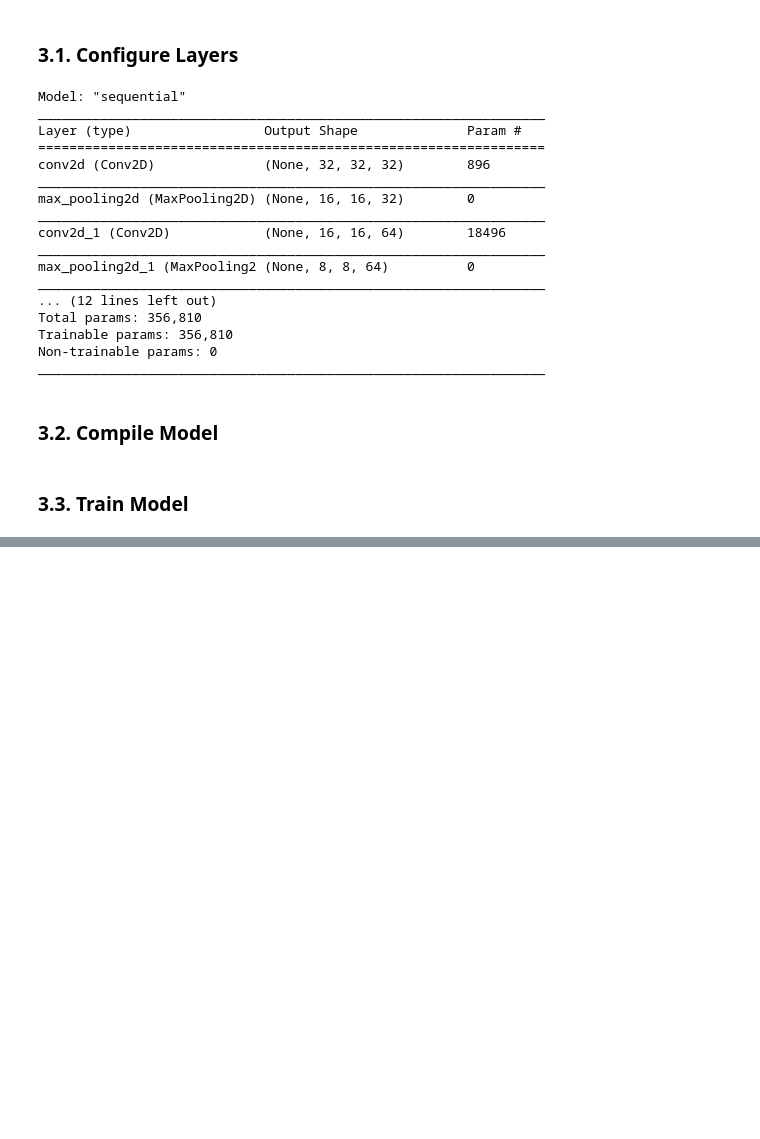
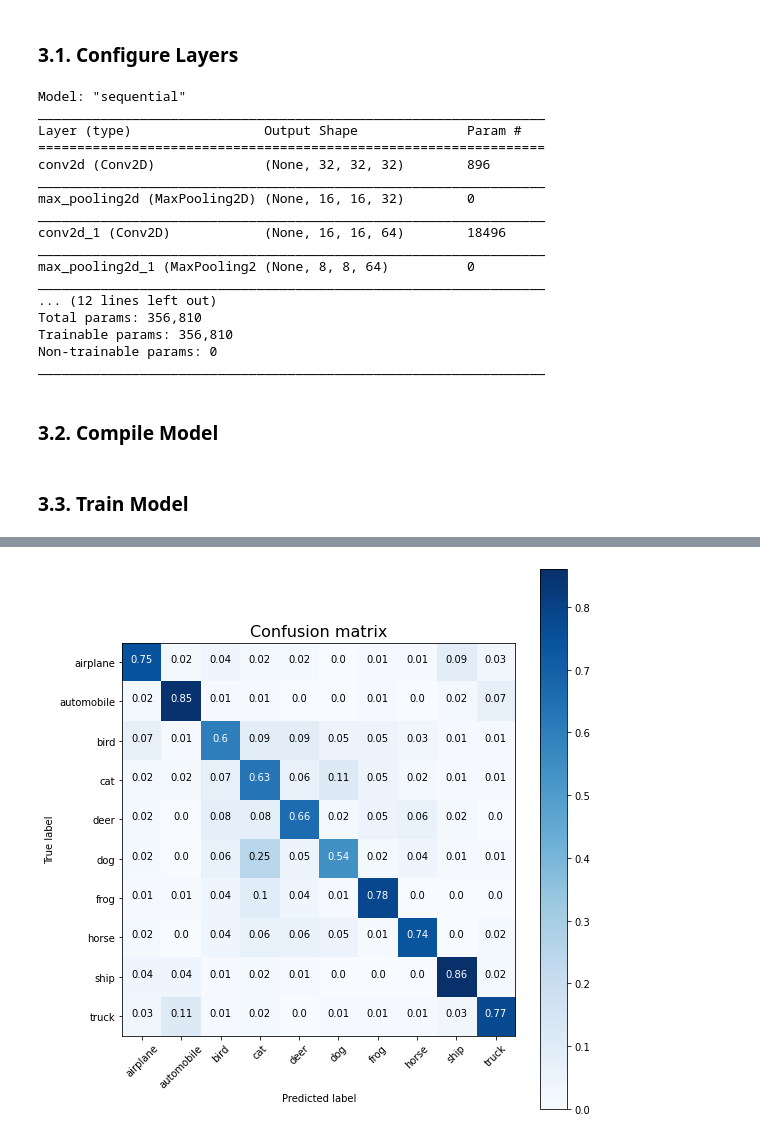
Before and after one commit to ansegura7/MachineLearning, a Jupyter notebook: deep-learning/DL - Image Classifier.ipynb, the cells around one changed output, grey strips where cells are left out. Saved outputs shown, nothing was run; the diff lists cells and outputs as text; code cells hidden in the pictures; blank space fills up the shorter version.

```diff
--- a/deep-learning/DL - Image Classifier.ipynb
+++ b/deep-learning/DL - Image Classifier.ipynb
@@ -28,5 +30,7 @@ Downloading data from https://www.cs.toronto.edu/~kriz/cifar-10-python.tar.gz
 # %%
+# Data labels/classes
 class_names = ['airplane', 'automobile', 'bird', 'cat', 'deer', 'dog', 'frog', 'horse', 'ship', 'truck']
+n_classes = len(class_names)
 # %%
 # Train dataset sizes
 train_images.shape, len(train_labels)
@@ -165,0 +179,4 @@ test_loss, test_acc = model.evaluate(test_images,  test_labels, verbose=2)
+# %%
+# Get prediction to evaluate the model
+y_pred_raw = model.predict(test_images)
+y_pred = np.argmax(y_pred_raw, axis=1)
@@ -165,0 +206,4 @@ test_loss, test_acc = model.evaluate(test_images,  test_labels, verbose=2)
+# %%
+# Calculate Confusion Matrix
+matrix = confusion_matrix(test_labels, y_pred)
+matrix
@@ -166 +221,26 @@ test_loss, test_acc = model.evaluate(test_images,  test_labels, verbose=2)
+# %%
+# Normalize the confusion matrix
+matrix = np.around(matrix.astype('float') / matrix.sum(axis=1)[:, np.newaxis], decimals=2)
+
+# Plot
+figure = plt.figure(figsize=(8, 8))
+plt.imshow(matrix, interpolation='nearest', cmap=plt.cm.Blues)
+tick_marks = np.arange(n_classes)
+plt.xticks(tick_marks, class_names, rotation=45)
+plt.yticks(tick_marks, class_names)
+
+# Use white text if squares are dark; otherwise black
+threshold = matrix.max() / 2.
+for i, j in itertools.product(range(matrix.shape[0]), range(matrix.shape[1])):
+    color = "white" if matrix[i, j] > threshold else "black"
+    plt.text(j, i, matrix[i, j], horizontalalignment="center", color=color)
+
+plt.colorbar()
+plt.tight_layout()
+plt.title('Confusion matrix', fontsize=16)
+plt.ylabel('True label', fontsize=10)
+plt.xlabel('Predicted label', fontsize=10)
+plt.show()
+# %% [output]
+[figure, added]
 # %% [markdown]
```
Also changed, not shown: parts of 33 cells of this notebook, 8 other files.
